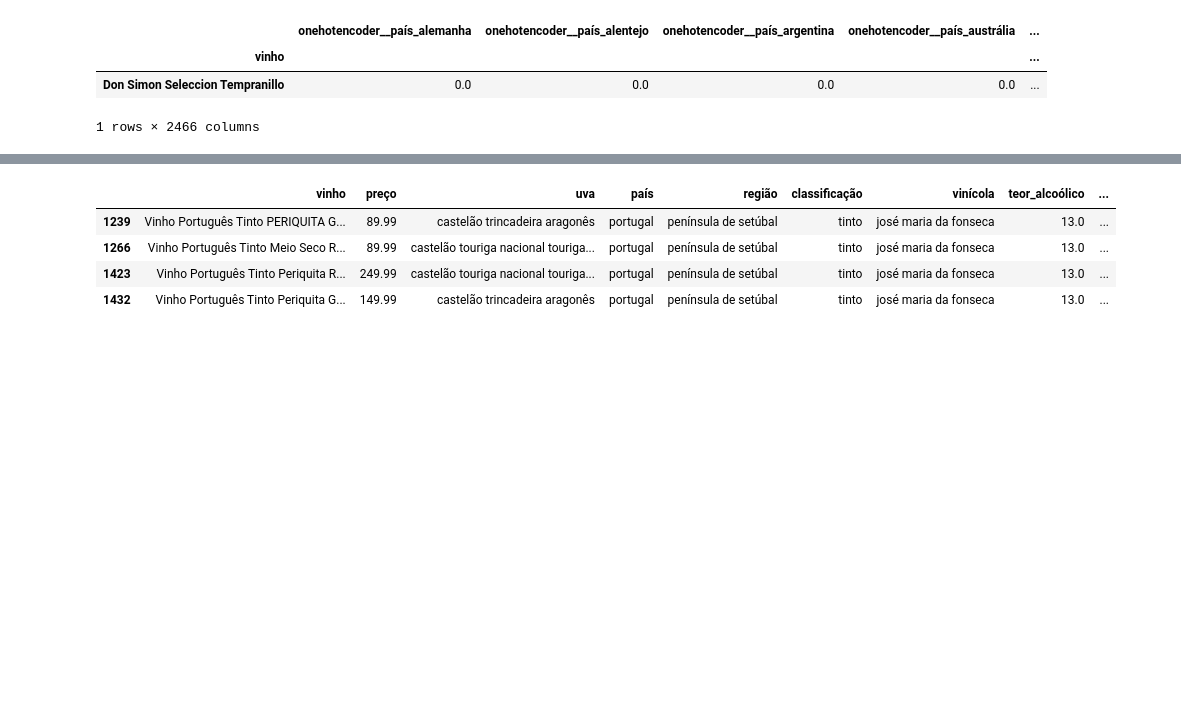
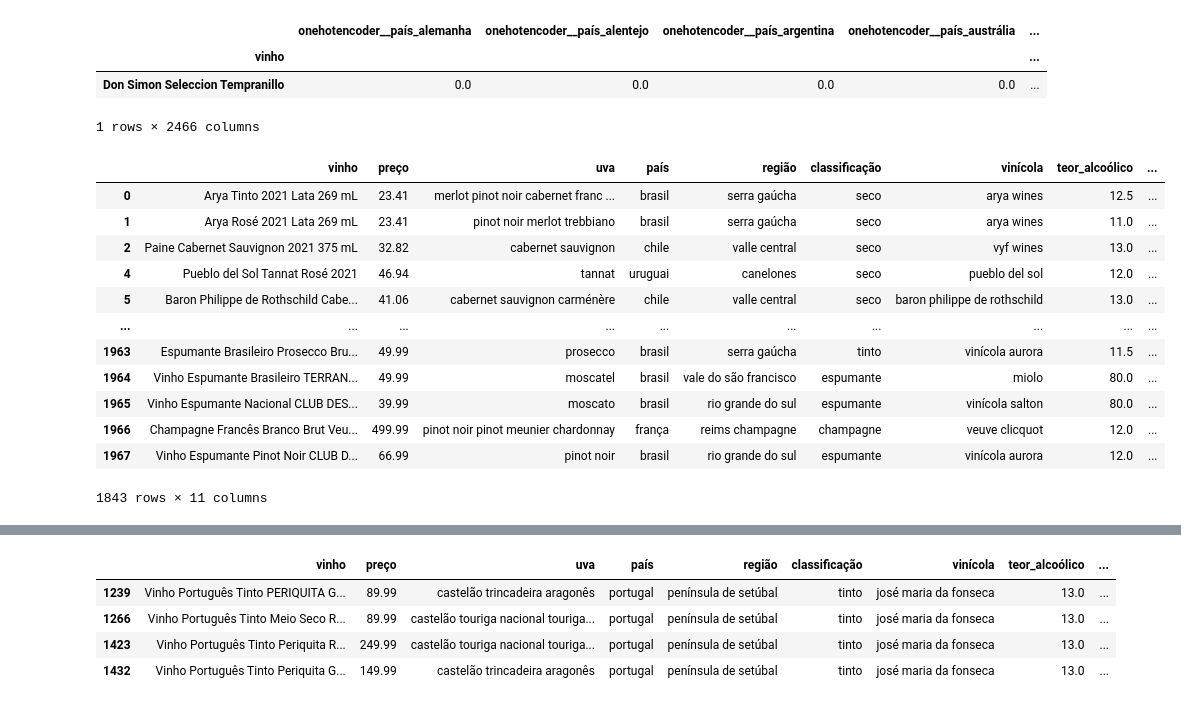
Before and after one commit to filipeaguiarrod/wine_recommendation_prod, a Jupyter notebook: model/Pipeline.ipynb, the cells around one changed output, grey strips where cells are left out. Drawn from its saved outputs; the diff is of its cells as text; code cells hidden in the pictures; blank space fills up the shorter version.

```diff
--- a/model/Pipeline.ipynb
+++ b/model/Pipeline.ipynb
@@ -165,0 +185,16 @@ def make_recommendation(dataset, matrix_wines,perfil, top=4):
+# %%
+df
+# %% [output]
+|  | vinho | preço | uva | país | região | classificação | vinícola | teor_alcoólico | ... |
+| 0 | Arya Tinto 2021 Lata 269 mL | 23.41 | merlot pinot noir cabernet franc ... | brasil | serra gaúcha | seco | arya wines | 12.5 | ... |
+| 1 | Arya Rosé 2021 Lata 269 mL | 23.41 | pinot noir merlot trebbiano | brasil | serra gaúcha | seco | arya wines | 11.0 | ... |
+| 2 | Paine Cabernet Sauvignon 2021 375 mL | 32.82 | cabernet sauvignon | chile | valle central | seco | vyf wines | 13.0 | ... |
+| 4 | Pueblo del Sol Tannat Rosé 2021 | 46.94 | tannat | uruguai | canelones | seco | pueblo del sol | 12.0 | ... |
+| 5 | Baron Philippe de Rothschild Cabe... | 41.06 | cabernet sauvignon carménère | chile | valle central | seco | baron philippe de rothschild | 13.0 | ... |
+| ... | ... | ... | ... | ... | ... | ... | ... | ... | ... |
+| 1963 | Espumante Brasileiro Prosecco Bru... | 49.99 | prosecco | brasil | serra gaúcha | tinto | vinícola aurora | 11.5 | ... |
+| 1964 | Vinho Espumante Brasileiro TERRAN... | 49.99 | moscatel | brasil | vale do são francisco | espumante | miolo | 80.0 | ... |
+| 1965 | Vinho Espumante Nacional CLUB DES... | 39.99 | moscato | brasil | rio grande do sul | espumante | vinícola salton | 80.0 | ... |
+| 1966 | Champagne Francês Branco Brut Veu... | 499.99 | pinot noir pinot meunier chardonnay | frança | reims champagne | champagne | veuve clicquot | 12.0 | ... |
+| 1967 | Vinho Espumante Pinot Noir CLUB D... | 66.99 | pinot noir | brasil | rio grande do sul | espumante | vinícola aurora | 12.0 | ... |
+1843 rows × 11 columns
```
Also changed, not shown: parts of 4 cells of this notebook, 3 other files.
